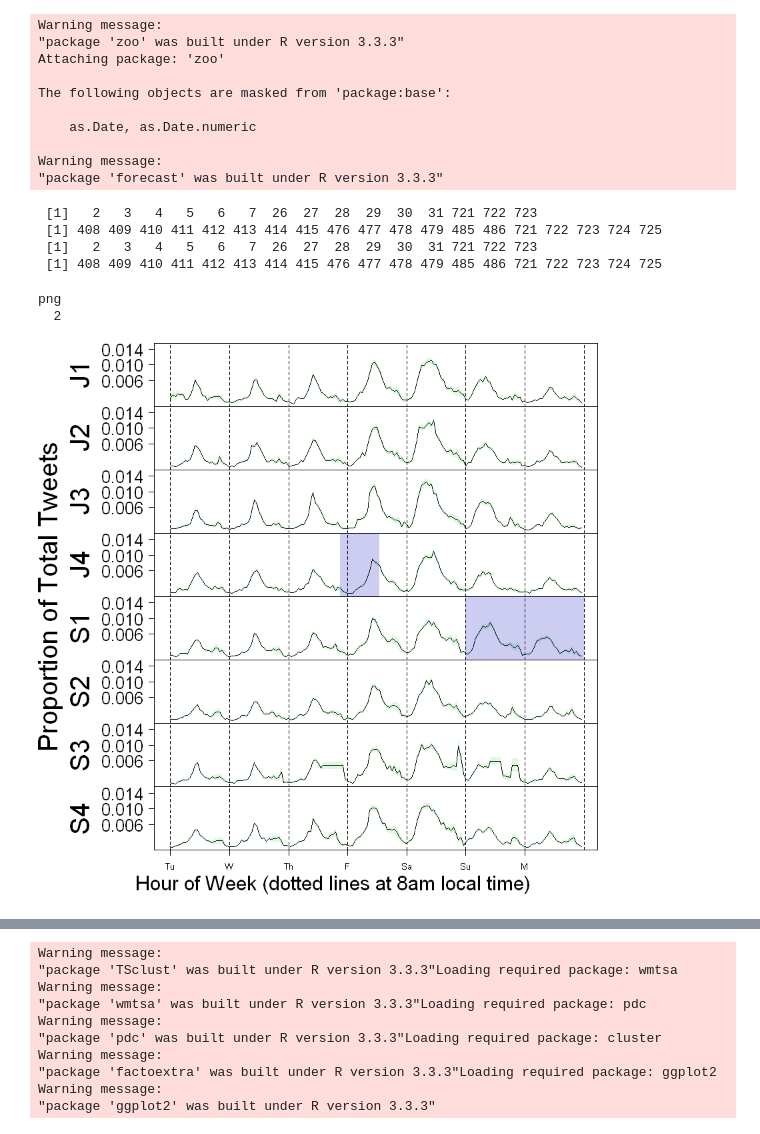
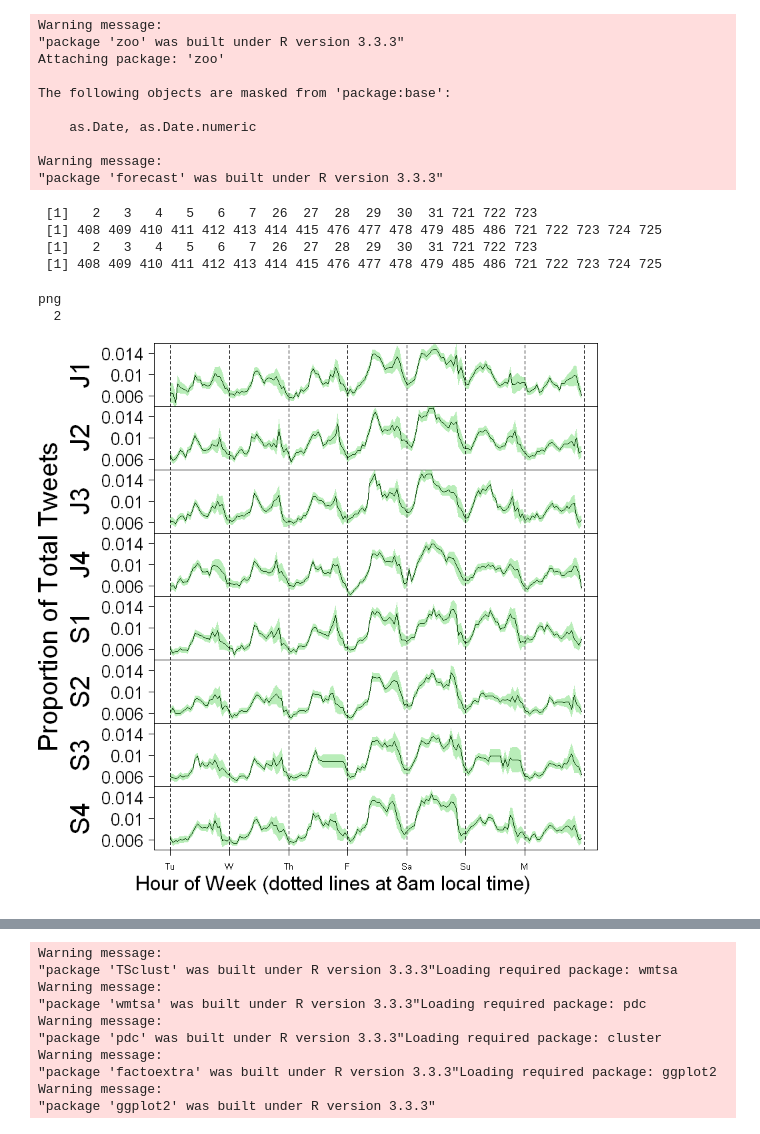
Before and after one commit to tj2huang/nyu-research, a Jupyter notebook: notebooks/r/final-plots.ipynb, the cells around one changed output, grey strips where cells are left out. Drawn from its saved outputs; the diff is of its cells as text; code cells hidden in the pictures.

Commit message:
final plot changes

```diff
--- a/notebooks/r/final-plots.ipynb
+++ b/notebooks/r/final-plots.ipynb
@@ -65,10 +83,12 @@ series.std <- function(count, tot){
 # %%
-june = preprocessing(paste(data_dir,'/june-key/casual-adj.csv', sep=''), paste(data_dir,'/june/june_total.csv', sep=''))
+june = preprocessing(paste(data_dir,'/june/june_casual.csv', sep=''), paste(data_dir,'/june/june_total.csv', sep=''))
+# june = preprocessing(paste(data_dir,'/june-key/casual-adj.csv', sep=''), paste(data_dir,'/june/june_total.csv', sep=''))
 june_cas = ts(june$series[33:(672+32)], frequency=24)
 june_tot = ts(june$total[33:(672+32)], frequency=24)
 june_perc <- june_cas/june_tot
 
-sept = preprocessing(paste(data_dir,'/sept-key/casual-adj.csv', sep=''), paste(data_dir,'/sept/sept_total.csv', sep=''))
+sept = preprocessing(paste(data_dir,'/sept/sept_casual.csv', sep=''), paste(data_dir,'/sept/sept_total.csv', sep=''))
+# sept = preprocessing(paste(data_dir,'/sept-key/casual-adj.csv', sep=''), paste(data_dir,'/sept/sept_total.csv', sep=''))
 sept_cas = ts(sept$series[9:(672+8)], frequency=24)
 sept_tot = ts(sept$total[9:(672+8)], frequency=24)
 sept_perc <- sept_cas/sept_tot
@@ -122,50 +142,50 @@ plot_weeks <- function(perc.df, tot.df){
     par(oma = c(5, 3, 0, 0))
 
     shade_color <- rgb(0, 0, 190, alpha=50, maxColorValue=255)
-    std_color <- rgb(0, 190, 0, alpha=30, maxColorValue=255)
+    std_color <- rgb(0, 190, 0, alpha=70, maxColorValue=255)
 
     # plot each week
     for (col in 1:8){
         # remove space for x-axis
         par(mar = c(0, 8, 0, 0))
-#         yrange = c(0.0045, 0.0155)
-        yrange = c(0, 0.015)
+        yrange = c(0.0045, 0.0155)
+#         yrange = c(0, 0.015)
         week.std = 1.96*series.std(perc.df[,col]*tot.df[,col], tot.df[,col])
         plot(perc.df[, col], type='l', xaxt='n', ylim=yrange, yaxt='n', ylab='')
         above = perc.df[, col] + week.std
         below = perc.df[, col] - week.std
         polygon(c(1:168, rev(1:168)), c(above, rev(below)), col = std_color, border = NA)
         title(cex.lab =3, ylab=week_names[col], line=6)
-        axis(2, labels = c('0.006', '0.010', '0.014'), at=c(0.006, 0.01, 0.014), las = 1, cex.axis=2)
+        axis(2, labels = c('0.006','0.01', '0.014'), at=c(0.006, 0.01, 0.014), las = 1, cex.axis=2)
         abline(v=seq(1, (168+24), by=24), lty=2)
-        if (col==4){
-            rect(xleft=70, xright=86, ybottom=(yrange[1]-0.005), ytop=(yrange[2]+0.005),col=shade_color, border=NA)
-            }
-        if (col==5){
-            rect(xleft=(24*5+1), xright=(24*7+1), ybottom=(yrange[1]-0.005), ytop=(yrange[2]+0.005),col=shade_color, border=NA)
-            }
+#         if (col==4){
+#             rect(xleft=70, xright=86, ybottom=(yrange[1]-0.005), ytop=(yrange[2]+0.005),col=shade_color, border=NA)
+#             }
+#         if (col==5){
+#             rect(xleft=(24*5+1), xright=(24*7+1), ybottom=(yrange[1]-0.005), ytop=(yrange[2]+0.005),col=shade_color, border=NA)
+#             }
 
     }
 
     mtext('Proportion of Total Tweets', cex=2, side = 2, outer = TRUE, line = 1)
     mtext('Hour of Week (dotted lines at 8am local time)', cex=1.5, side = 1, outer = TRUE, line = 3)
     axis(1, labels = c('Tu', 'W', 'Th', 'F', 'Sa', 'Su', 'M'), at=seq(1, 168, by=24), outer=TRUE)
 
 
 }
 
 plot_weeks(weeks.perc, weeks.tot)
-pdf('c:/users/tom/documents/research/alc-plots/alc-series-adj.pdf',width=6,height=12,paper='special')
+pdf('c:/users/tom/documents/research/alc-plots/alc-series-dark-ci.pdf',width=6,height=12,paper='special')
 plot_weeks(weeks.perc, weeks.tot)
 dev.off()
 # %% [output]
  [1]   2   3   4   5   6   7  26  27  28  29  30  31 721 722 723
  [1] 408 409 410 411 412 413 414 415 476 477 478 479 485 486 721 722 723 724 725
  [1]   2   3   4   5   6   7  26  27  28  29  30  31 721 722 723
  [1] 408 409 410 411 412 413 414 415 476 477 478 479 485 486 721 722 723 724 725
 png
   2
-[figure, old version]
+[figure, new version]
 # %%
 # difference by week, log
 stationary <- function(ts){
```
Also changed, not shown: parts of 15 cells of this notebook, 2 other files.
